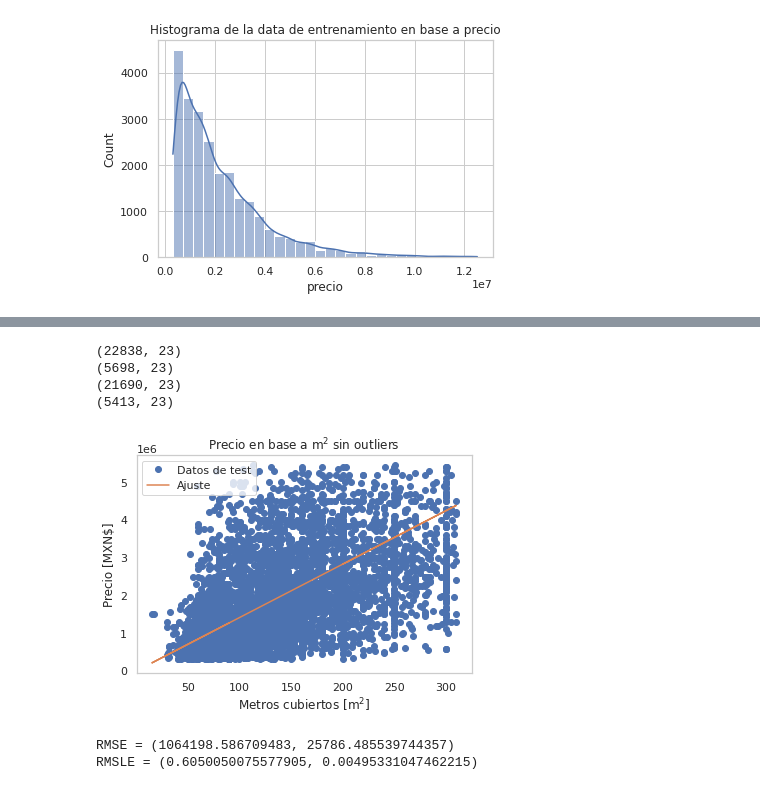
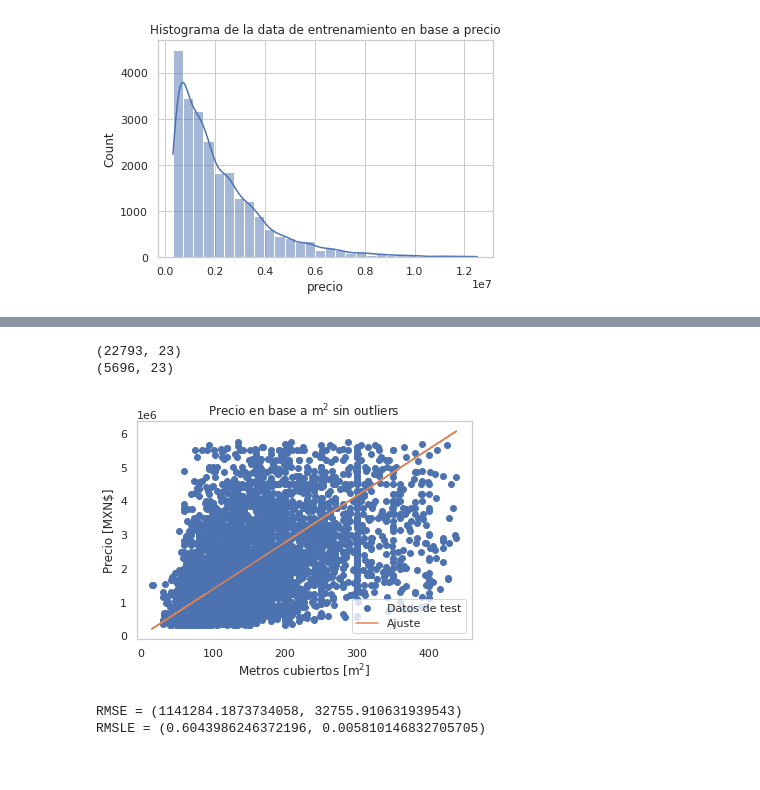
Before and after one commit to davidvenegasr/TP3-MetNum, a Jupyter notebook: notebooks/Exp1.ipynb, the cells around one changed output, grey strips where cells are left out. Saved outputs shown, nothing was run; the diff lists cells and outputs as text; code cells hidden in the pictures.

Commit message:
metro cubiertos en vez de totales

```diff
--- a/notebooks/Exp1.ipynb
+++ b/notebooks/Exp1.ipynb
@@ -58,7 +58,7 @@ shuffle = df_train.sample(random_state=np.random.seed(1), frac=1).dropna()
 new_train = shuffle.iloc[:cant_train, :]
 new_test = shuffle.iloc[cant_train:limite, :]
 
-x_train, x_test = new_train["metrostotales"].values, new_test["metrostotales"].values
+x_train, x_test = new_train["metroscubiertos"].values, new_test["metroscubiertos"].values
 y_train, y_test = new_train["precio"].values, new_test["precio"].values
 # %%
 # Veamos el dataset que nos queda
@@ -145,15 +145,13 @@ RMSLE = 0.6403527675455196
 from extra_scripts import remove_outliers
 
 #Outliers Free train set
-OF_new_train = remove_outliers(new_train, "metrostotales", 2)
-OF_new_test = remove_outliers(new_test, "metrostotales", 2)
-OF_new_train = remove_outliers(OF_new_train, "precio", 2)
-OF_new_test = remove_outliers(OF_new_test, "precio", 2)
+#OF_new_train = remove_outliers(new_train, "metrostotales", 2)
+#OF_new_test = remove_outliers(new_test, "metrostotales", 2)
+OF_new_train = remove_outliers(new_train, "precio", 2)
+OF_new_test = remove_outliers(new_test, "precio", 2)
 # %% [output]
-(22838, 23)
-(5698, 23)
-(21690, 23)
-(5413, 23)
+(22793, 23)
+(5696, 23)
 # %%
 OF_x_train, OF_x_test = OF_new_train["metrostotales"].values, OF_new_test["metrostotales"].values
 OF_y_train, OF_y_test = OF_new_train["precio"].values, OF_new_test["precio"].values
@@ -162,24 +160,24 @@ OF_modelo = metnum.LinearRegression()
 OF_modelo.fit(OF_x_train, OF_y_train)
 OF_y_pred = modelo.predict(OF_x_test)
 # %%
-plt.figure("precio-metros-totales")
+plt.figure("precio-metros-cubiertos")
 plt.plot(OF_x_test, OF_y_test, "o", label="Datos de test")
 plt.plot(OF_x_test, OF_y_pred, "-", label="Ajuste")
 plt.grid()
 plt.legend()
 plt.xlabel(r"Metros cubiertos [$\mathrm{m}^2$]")
 plt.ylabel("Precio [MXN$]")
 plt.title("Precio en base a $\mathrm{m}^2$ sin outliers")
 plt.savefig("Exp1/Precio-en-funcion-de-m2-sin-outliers.png")
 plt.show()
 # %% [output]
-[figure, old version]
+[figure, new version]
 # %%
 # Metricas del conjunto de training
 OF_results = cross_validate(10, OF_x_train, OF_y_train, True)
 # %% [output]
-RMSE = (1064198.586709483, 25786.485539744357)
-RMSLE = (0.6050050075577905, 0.00495331047462215)
+RMSE = (1141284.1873734058, 32755.910631939543)
+RMSLE = (0.6043986246372196, 0.005810146832705705)
 # %%
 # Metricas del fitting
 
```
Also changed, not shown: parts of 9 cells of this notebook, 1 other file.
